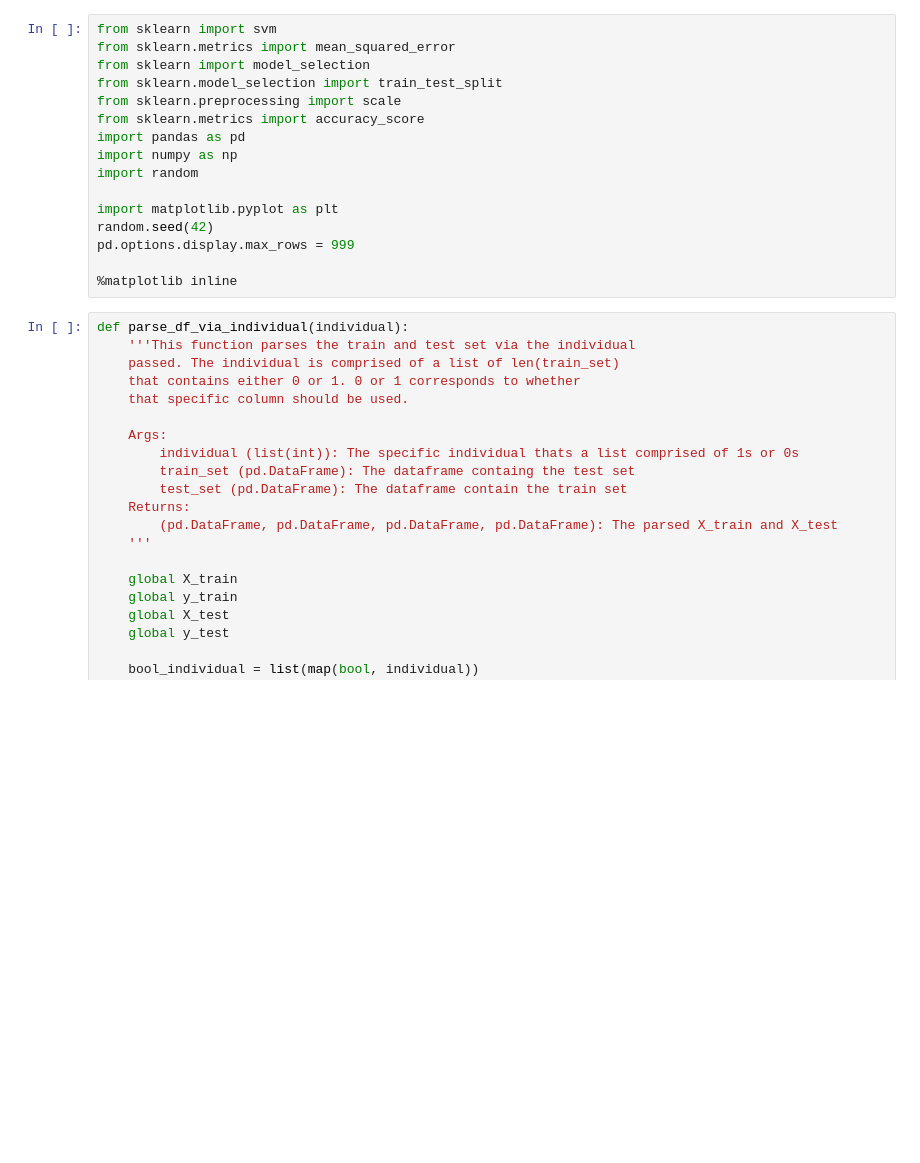
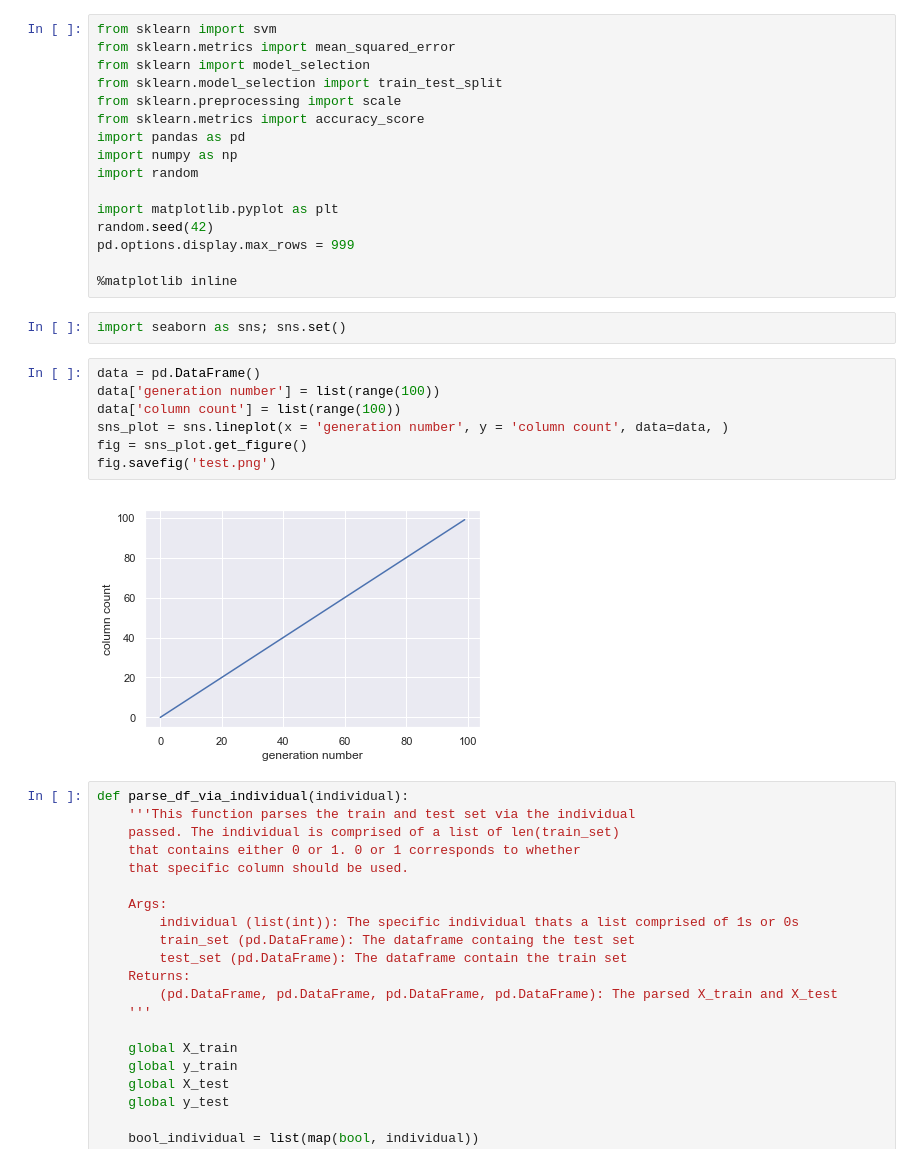
Before and after one commit to ashritdeebadi/genetic-algorithm-feature-selection, a Jupyter notebook: Prototyping/Prototyping.ipynb, the cells around one changed output. Cells and saved outputs as stored; diff of their text form; blank space fills up the shorter version.

Commit message:
Added function for ROC curve plotting, column over time plot, and accuracy over time plot

```diff
--- a/Prototyping/Prototyping.ipynb
+++ b/Prototyping/Prototyping.ipynb
@@ -14,6 +14,17 @@ random.seed(42)
 pd.options.display.max_rows = 999
 
 %matplotlib inline
+# %%
+import seaborn as sns; sns.set()
+# %%
+data = pd.DataFrame()
+data['generation number'] = list(range(100))
+data['column count'] = list(range(100))
+sns_plot = sns.lineplot(x = 'generation number', y = 'column count', data=data, )
+fig = sns_plot.get_figure()
+fig.savefig('test.png')
+# %% [output]
+[figure, added]
 # %%
 def parse_df_via_individual(individual):
     '''This function parses the train and test set via the individual
```
Also changed, not shown: 3 other files.
